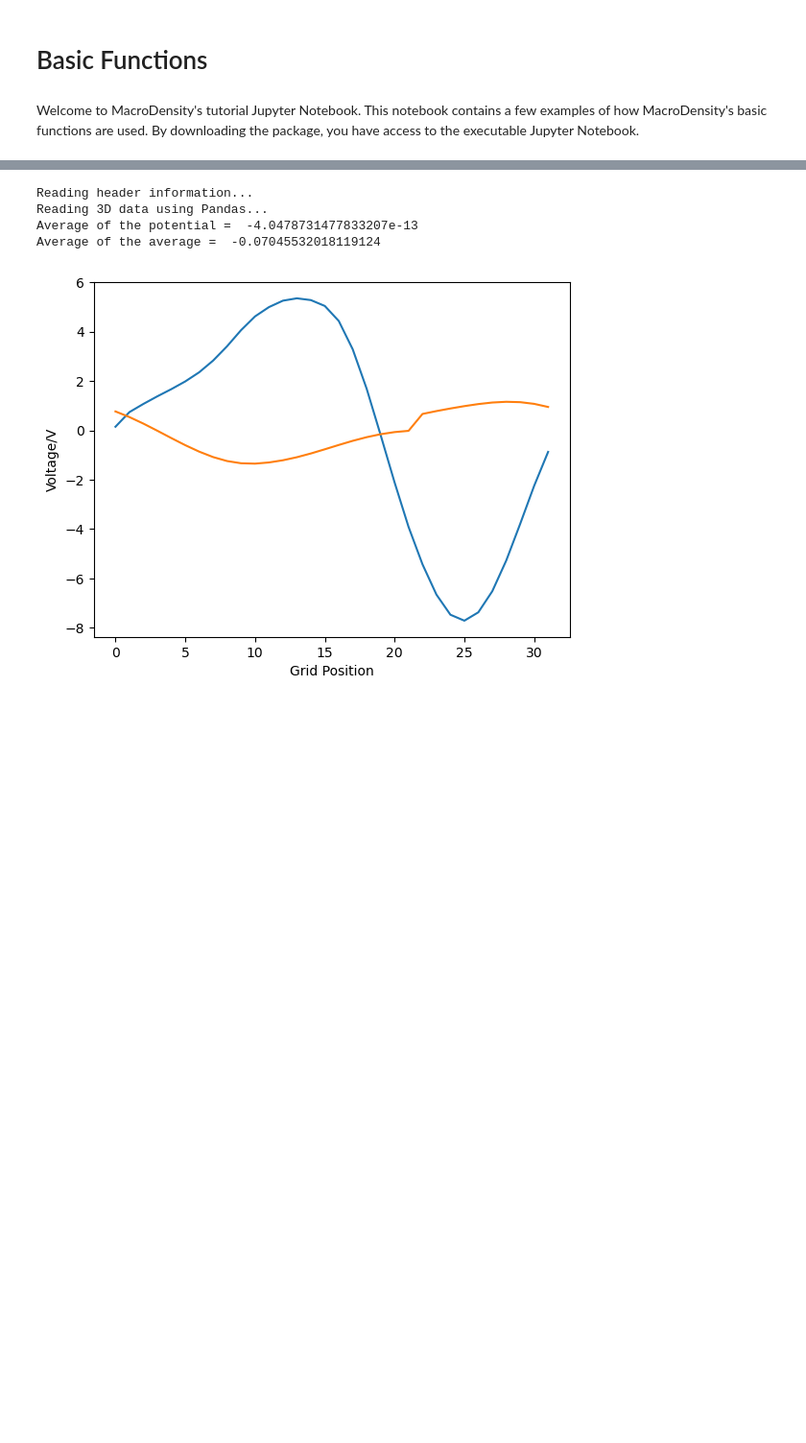
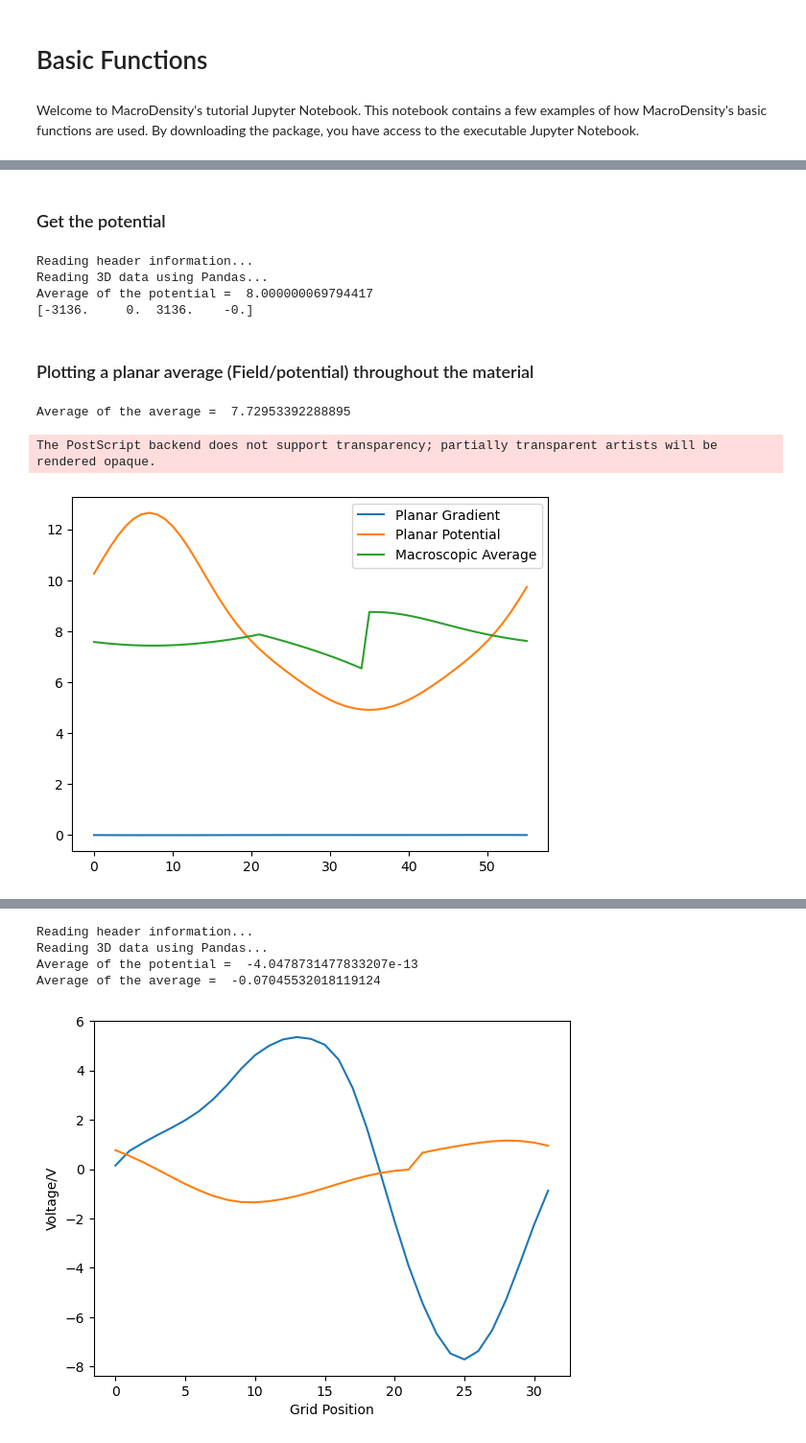
Before and after one commit to WMD-group/MacroDensity, a Jupyter notebook: docs/doctests/MDTutorials_1.ipynb, the cells around one changed output, grey strips where cells are left out. Shown at 96% size. Drawn from its saved outputs; the diff is of its cells as text; code cells hidden in the pictures; blank space fills up the shorter version.

```diff
--- a/docs/doctests/MDTutorials_1.ipynb
+++ b/docs/doctests/MDTutorials_1.ipynb
@@ -666,0 +13,57 @@ Average of the potential =  -4.0478731477833207e-13
+# %% [markdown]
+### Get the potential
+# %%
+# Read density data from CHGCAR.test
+vasp_pot, NGX, NGY, NGZ, Lattice = md.read_vasp_density('CHGCAR.test')
+vector_a,vector_b,vector_c,av,bv,cv = md.matrix_2_abc(Lattice)
+resolution_x = vector_a / NGX
+resolution_y = vector_b / NGY
+resolution_z = vector_c / NGZ
+
+# Convert potential data to a grid and get the total number of electrons
+grid_pot, electrons = md.density_2_grid(vasp_pot, NGX, NGY, NGZ)
+cutoff_varience = 1.0
+
+# Get the gradients (Field) if required. Comment out if not required due to computational expense.
+grad_x, grad_y, grad_z = np.gradient(grid_pot[:,:,:], resolution_x, resolution_y, resolution_z)
+
+# Convert fractional points to grid points on the density surface
+a = md.numbers_2_grid([0, 0, 0], NGX, NGY, NGZ)
+b = md.numbers_2_grid([1, 0, 1], NGX, NGY, NGZ)
+c = md.numbers_2_grid([0, 1, 0], NGX, NGY, NGZ)
+
+# Calculate the coefficients of the plane defined by the three points
+plane_coeff = md.points_2_plane(a, b, c)
+print(plane_coeff)
+
+# Get the gradients
+XY = np.multiply(grad_x, grad_y)
+grad_mag = np.multiply(XY, grad_z)
+# %% [output]
+Reading header information...
+Reading 3D data using Pandas...
+Average of the potential =  8.000000069794417
+[-3136.     0.  3136.    -0.]
+# %% [markdown]
+### Plotting a planar average (Field/potential) throughout the material
+# %%
+# Calculate planar average for the gradients (FIELDS)
+planar_gradients = md.planar_average(grad_x, NGX, NGY, NGZ)
+
+# Calculate planar average for the potential
+planar_potential = md.planar_average(grid_pot, NGX, NGY, NGZ)
+
+# Calculate macroscopic average using the planar average and other parameters
+macro_average = md.macroscopic_average(planar_potential, 4.80, resolution_z)
+
+# Plotting the planar average and macroscopic average
+plt.plot(planar_gradients, label="Planar Gradient")
+plt.plot(planar_potential, label="Planar Potential")
+plt.plot(macro_average, label="Macroscopic Average")
+plt.legend()
+plt.savefig('Planar.eps')  # Save the figure as EPS
+plt.show()
+# %% [output]
+Average of the average =  7.72953392288895
+The PostScript backend does not support transparency; partially transparent artists will be rendered opaque.
+[figure, added]
```
Also changed, not shown: parts of 40 cells of this notebook, 7 other files.
